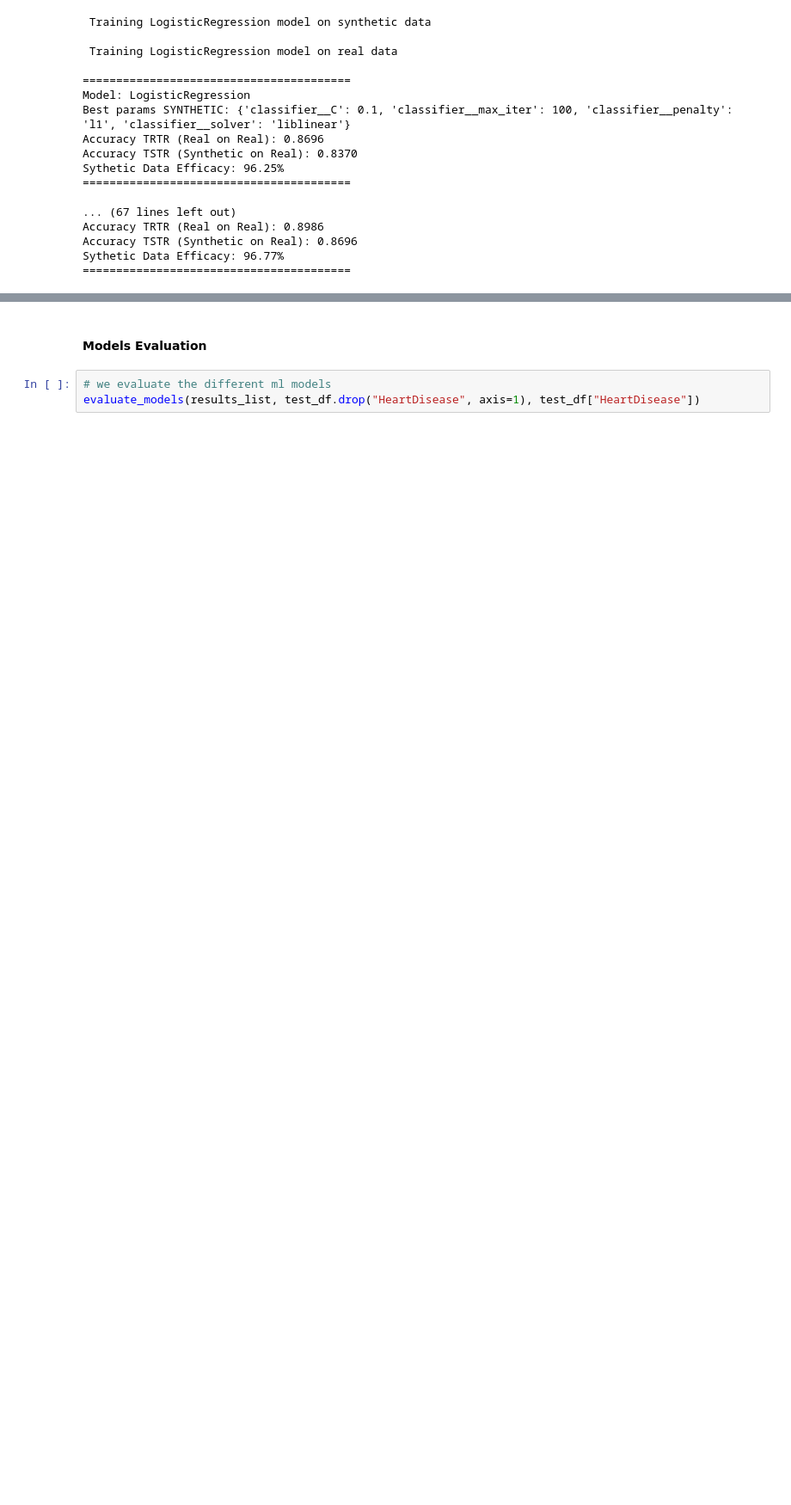
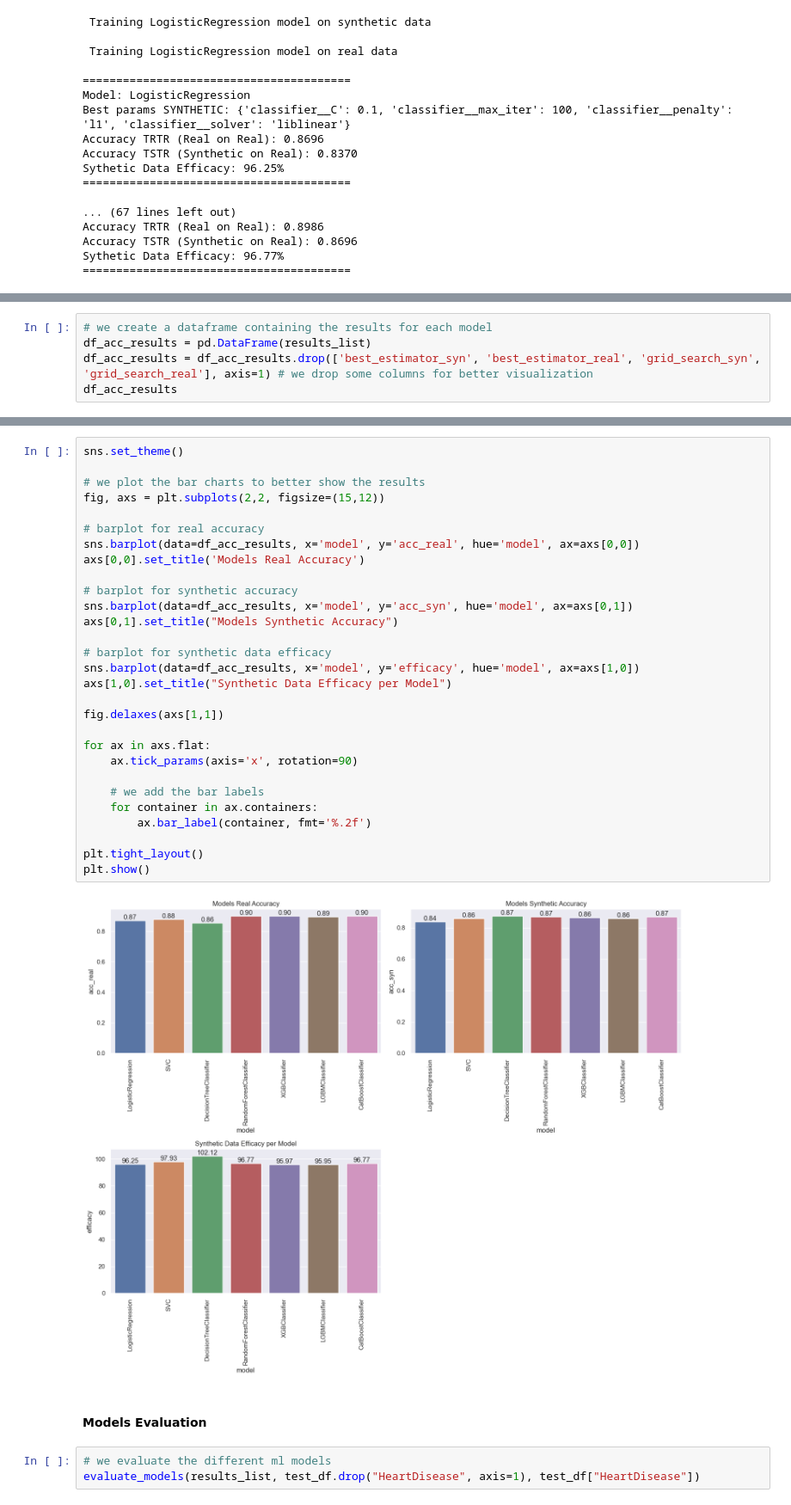
Before and after one commit to RickCraco/computer-science-project, a Jupyter notebook: notebooks/heart_disease_classification_ctgan_xai.ipynb, the cells around one changed output, grey strips where cells are left out. Shown at 86% size. Saved outputs shown, nothing was run; the diff lists cells and outputs as text; blank space fills up the shorter version.

Commit message:
added initial results explanation

```diff
--- a/notebooks/heart_disease_classification_ctgan_xai.ipynb
+++ b/notebooks/heart_disease_classification_ctgan_xai.ipynb
@@ -799,0 +810,5 @@ AGGIUNGERE SPIEGAZIONE RISULTATI
+# %%
+# we create a dataframe containing the results for each model
+df_acc_results = pd.DataFrame(results_list)
+df_acc_results = df_acc_results.drop(['best_estimator_syn', 'best_estimator_real', 'grid_search_syn', 'grid_search_real'], axis=1) # we drop some columns for better visualization
+df_acc_results
@@ -800,3 +824,34 @@ AGGIUNGERE SPIEGAZIONE RISULTATI
+# %%
+sns.set_theme()
+
+# we plot the bar charts to better show the results
+fig, axs = plt.subplots(2,2, figsize=(15,12))
+
+# barplot for real accuracy
+sns.barplot(data=df_acc_results, x='model', y='acc_real', hue='model', ax=axs[0,0])
+axs[0,0].set_title('Models Real Accuracy')
+
+# barplot for synthetic accuracy
+sns.barplot(data=df_acc_results, x='model', y='acc_syn', hue='model', ax=axs[0,1])
+axs[0,1].set_title("Models Synthetic Accuracy")
+
+# barplot for synthetic data efficacy
+sns.barplot(data=df_acc_results, x='model', y='efficacy', hue='model', ax=axs[1,0])
+axs[1,0].set_title("Synthetic Data Efficacy per Model")
+
+fig.delaxes(axs[1,1])
+
+for ax in axs.flat:
+    ax.tick_params(axis='x', rotation=90)
+
+    # we add the bar labels
+    for container in ax.containers:
+        ax.bar_label(container, fmt='%.2f')
+
+plt.tight_layout()
+plt.show()
+# %% [output]
+[figure, added]
 # %% [markdown]
 #### Models Evaluation
 # %%
```
Also changed, not shown: parts of 2 cells of this notebook.
